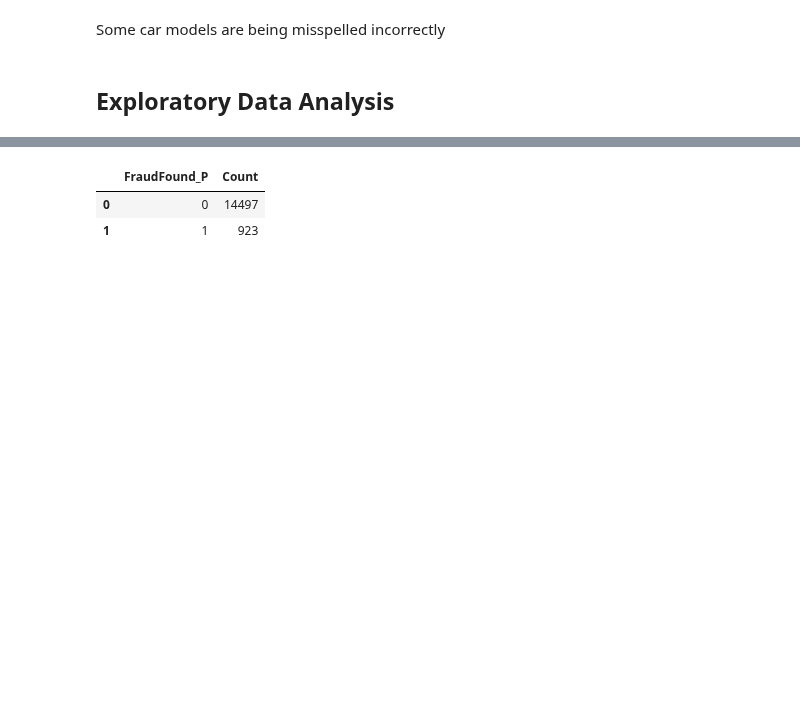
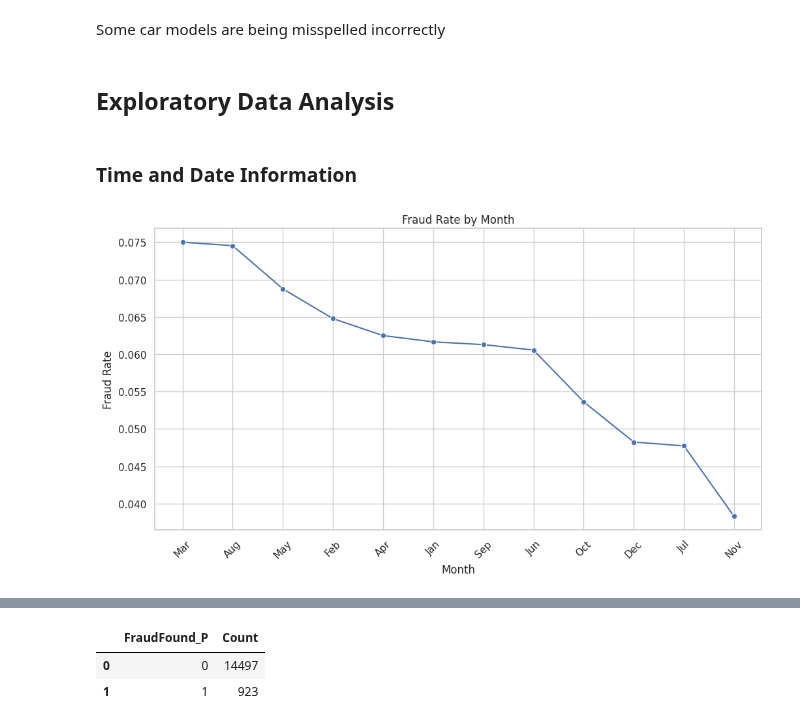
Before and after one commit to kimp10/Insurance-Fraud-Detection-Model-, a Jupyter notebook: Insurance_Fraud_detection.ipynb, the cells around one changed output, grey strips where cells are left out. Drawn from its saved outputs; the diff is of its cells as text; code cells hidden in the pictures; blank space fills up the shorter version.

```diff
--- a/Insurance_Fraud_detection.ipynb
+++ b/Insurance_Fraud_detection.ipynb
@@ -173,3 +173,41 @@ replacements = {'Mecedes': 'Mercedes', 'Accura': 'Acura','Nisson':'Nissan','Porc
 Claim_fraud['Make'] = Claim_fraud['Make'].replace(replacements)
 # %% [markdown]
 ## Exploratory Data Analysis
+# %% [markdown]
+### Time and Date Information
+# %%
+## Function to calculate fraud rate for categorical columns
+def fraud_rate_by_category(column):
+    return Claim_fraud.groupby(column)['FraudFound_P'].mean().sort_values(ascending=False)
+
+# List of categorical columns to analyze
+categorical_columns = [
+    'Month', 'DayOfWeek', 'Make', 'AccidentArea', 'DayOfWeekClaimed',
+    'MonthClaimed', 'Sex', 'MaritalStatus', 'Fault', 'PolicyType',
+    'VehicleCategory', 'VehiclePrice', 'Days_Policy_Accident',
+    'Days_Policy_Claim', 'AgeOfVehicle', 'AgeOfPolicyHolder',
+    'PoliceReportFiled', 'WitnessPresent', 'AgentType',
+    'NumberOfSuppliments', 'AddressChange_Claim', 'NumberOfCars', 'BasePolicy'
+]
+
+# Calculate fraud rates for each categorical column
+fraud_rates = {col: fraud_rate_by_category(col) for col in categorical_columns}
+# %%
+
+def convert_to_percentage(fraud_rates):
+  return fraud_rates*100
+# Set the style for the plots
+sns.set(style="whitegrid")
+
+# Line Plot Fraud Rate by Month
+plt.figure(figsize=(12, 6))
+fraud_rate_by_month = fraud_rates['Month']
+sns.lineplot(x=fraud_rate_by_month.index, y=fraud_rate_by_month.values, marker='o')
+plt.title('Fraud Rate by Month')
+plt.ylabel('Fraud Rate')
+plt.xlabel('Month')
+plt.xticks(rotation=45)
+plt.grid(True)
+plt.show()
+# %% [output]
+[figure, added]
```
Also changed, not shown: parts of 7 cells of this notebook.
